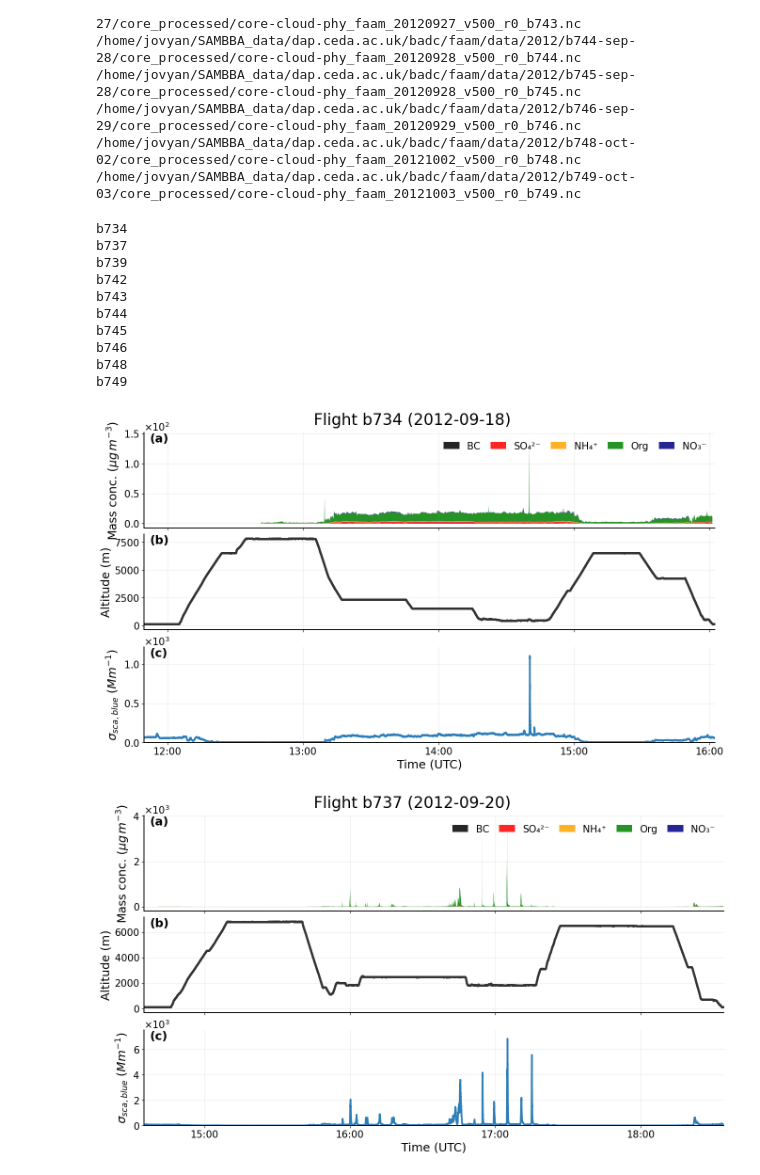
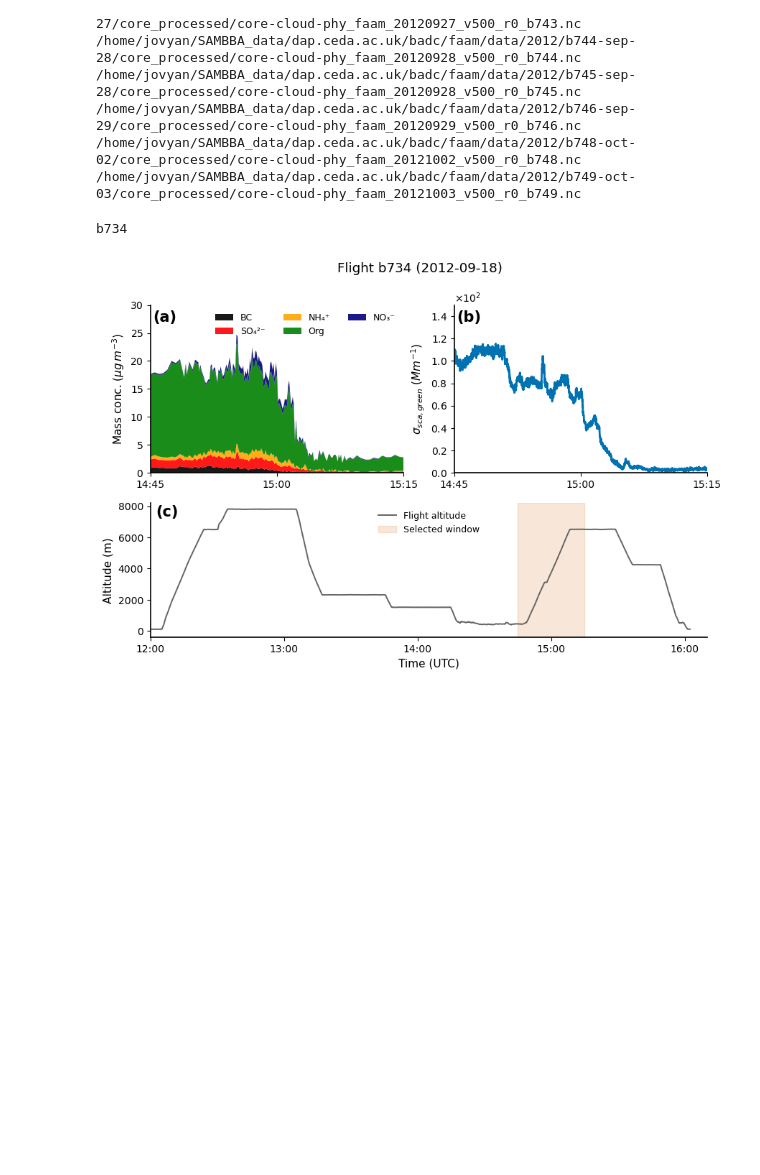
Before and after one commit to thiago-vg/SAMBBA-data-analysis, a Jupyter notebook: Scripts_modulate/Test_module_1.ipynb, the cells around one changed output. Drawn from its saved outputs; the diff is of its cells as text; code cells hidden in the pictures; blank space fills up the shorter version.

```diff
--- a/Scripts_modulate/Test_module_1.ipynb
+++ b/Scripts_modulate/Test_module_1.ipynb
@@ -537,5 +702,5 @@ def plot_flight_data_v6_test(
 # %%
-for flight in flights:
+for flight in flights[0:1]:
 
     ds_sp2, ds_ams, ds_neph = dataset_sp2_ams_neph(
         flight.sp2, flight.ams, flight.neph
@@ -554,43 +719,37 @@ for flight in flights:
 
     #Filter absortion data
     valid_PSAP_mask = ds_test["PSAP_LIN_FLAG"] == 0
     filtered_ds_psap = ds_test.where(valid_PSAP_mask, drop=False)
     filtered_ds_psap_aux = ds_test.where(valid_PSAP_mask, drop=True)
     # Ensure both arrays are 1D and aligned
     psap_values = filtered_ds_psap["PSAP_LIN"].values.squeeze()
     tm_values = tm_test.squeeze()
 
 
     # Extract the date in yyyymmdd format
     date_match = re.search(r'(\d{8})', flight.core)  # Looks for 8 consecutive digits
     if date_match:
         date_str = date_match.group(1)
         flight_date = datetime.strptime(date_str, "%Y%m%d").strftime("%Y-%m-%d")
     else:
         flight_date = "Unknown"
     df_flight = flight_comments_df(flight.summary)
 
+    t_start = pd.Timestamp(f"{flight_date} 14:45:00")
+    t_end   = pd.Timestamp(f"{flight_date} 15:15:00")
 
-    plot_flight_data_v6_test(
+    plot_flight_data_v7_window(
         flight_number=flight.flight_id,
         flight_date = flight_date,
         area_time=area_time,
         data_mass_concentration=data_mass_concentration,
         filtered_ds_psap_aux=filtered_ds_psap_aux,
         ds_neph_datetime=ds_neph['datetime'],
         ds_neph_TSC_BLUU=ds_neph['TSC_GRNU'],
         ds_psap=ds_core,
-        df_flight=df_flight)
+        df_flight=df_flight,
+        t_start=t_start,
+        t_end=t_end)
 # %% [output]
 b734
-b737
-b739
-b742
-b743
-b744
-b745
-b746
-b748
-b749
-[figure, old version]
+[figure, new version]
-[figure, removed]
```
Also changed, not shown: parts of 3 cells of this notebook.
